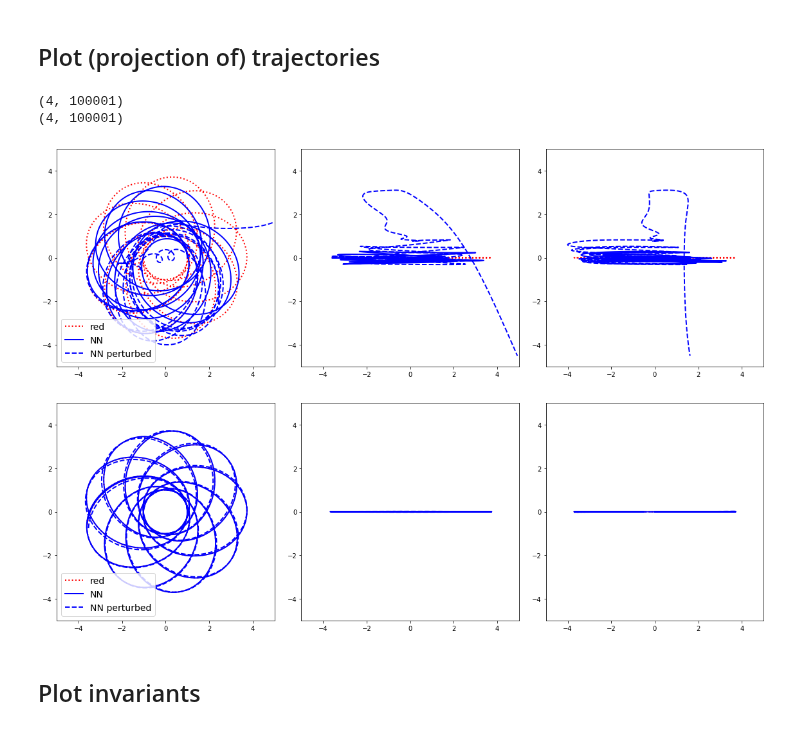
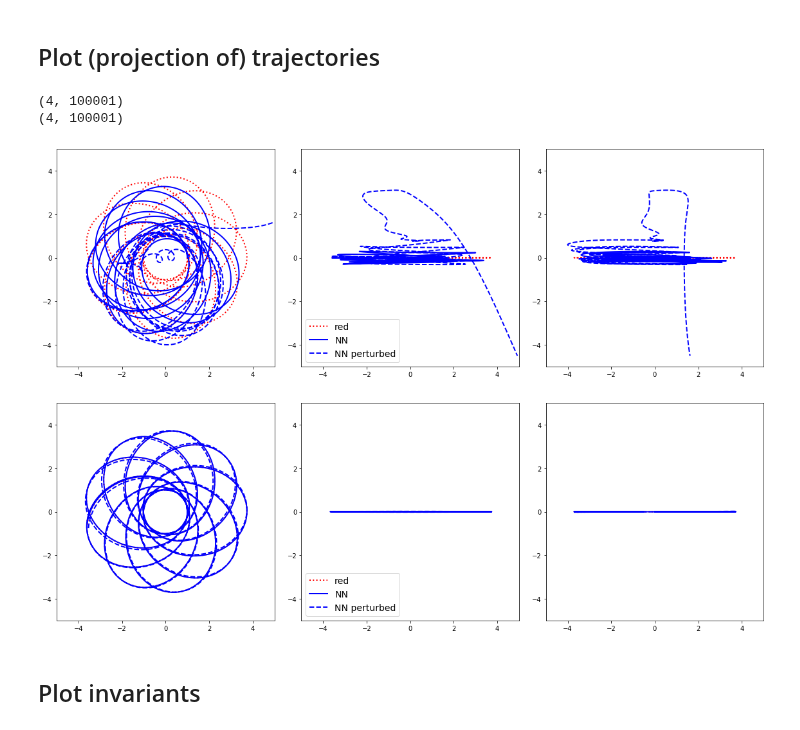
Before and after one commit to eikehmueller/mlconservation_code, a Jupyter notebook: src/EvaluateSchwarzschildModel.ipynb, the cells around one changed output. Cells and saved outputs as stored; diff of their text form; code cells hidden in the pictures.

Commit message:
Fixed position of legend

```diff
--- a/src/EvaluateSchwarzschildModel.ipynb
+++ b/src/EvaluateSchwarzschildModel.ipynb
@@ -82,36 +82,36 @@ for model_label in ["","rot",]:
     q_all = monitors[model_label][0].data
     q_all_nn = monitors_nn[model_label][0].data
     q_all_nn_perturbed = monitors_nn_perturbed[model_label][0].data
     print (q_all.shape)
     idx = [[1,2],[1,3],[2,3]]
     labels = "xyz"
     Phi = np.arange(-np.pi,+np.pi,1.E-3)
     for j in range(3):
         axs[j].set_aspect(1)
         axs[j].set_xlim(-5,+5)
         axs[j].set_ylim(-5,+5)
 
         axs[j].plot(q_all[idx[j][0],:],q_all[idx[j][1],:],
                     linewidth=2,linestyle=":",color="red",
                     label="red")
         axs[j].plot(q_all_nn[idx[j][0],:],q_all_nn[idx[j][1],:],
                     linewidth=2,color="blue",
                     label="NN")
         axs[j].plot(q_all_nn_perturbed[idx[j][0],:],
                     q_all_nn_perturbed[idx[j][1],:],linewidth=2,color="blue",linestyle="--",
                     label="NN perturbed")
-        if j==0:
+        if j==1:
             axs[j].legend(loc="lower left",fontsize=14)
         #axs[j].set_xlabel(labels[idx[j][0]],fontsize=14)
         #axs[j].set_ylabel(labels[idx[j][1]],fontsize=14)
     #fig.suptitle(title[model_label],fontsize=24)
     separator = "_" if model_label == "rot" else ""
     fig.savefig(f"trajectories_schwarzschild{separator}{model_label}.pdf",bbox_inches="tight")
 # %% [output]
 (4, 100001)
 (4, 100001)
-[figure, old version]
+[figure, new version]
-[figure, old version]
+[figure, new version]
 # %% [markdown]
 ## Plot invariants
 # %%
```
